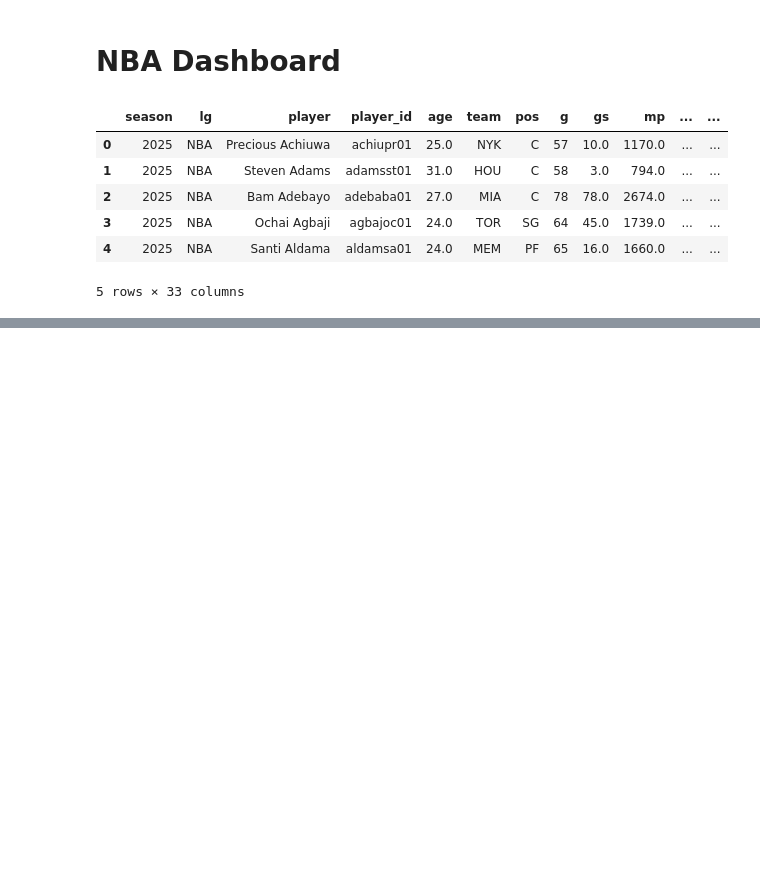
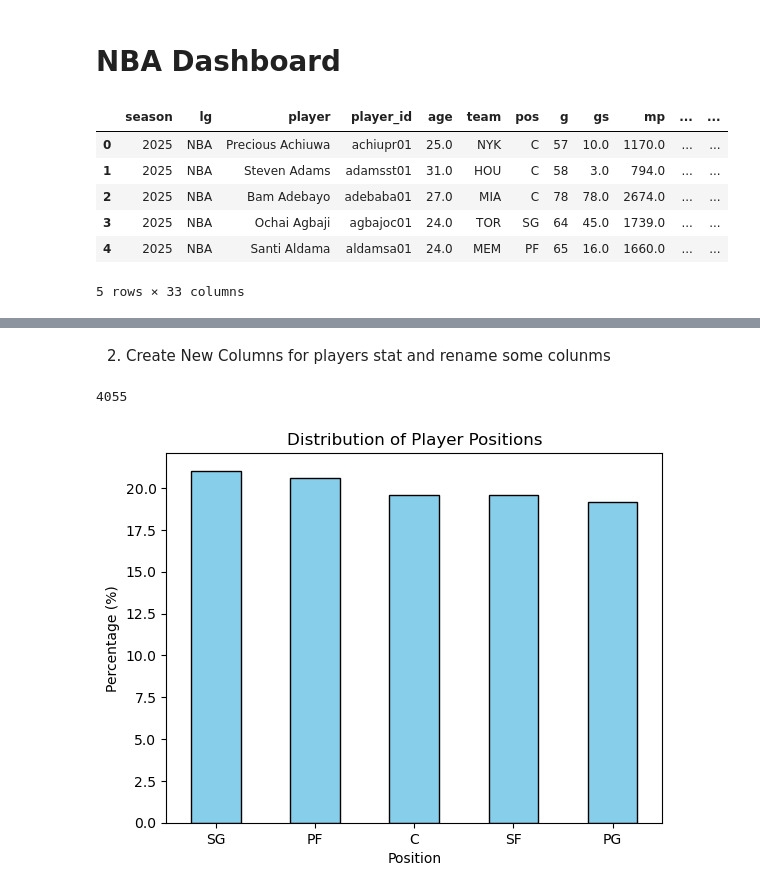
Before and after one commit to Leon-CYL/NBA-Dashboard, a Jupyter notebook: Data-Analysis/data-analysis.ipynb, the cells around one changed output, grey strips where cells are left out. Cells and saved outputs as stored; diff of their text form; code cells hidden in the pictures; blank space fills up the shorter version.

Commit message:
Done step one for removing unnessary data

```diff
--- a/Data-Analysis/data-analysis.ipynb
+++ b/Data-Analysis/data-analysis.ipynb
@@ -16,0 +76,21 @@ data.head()
+# %% [markdown]
+2. Create New Columns for players stat and rename some colunms
+# %%
+print(len(NBA_data['player'].unique()))
+# %% [output]
+4055
+# %%
+# Count positions, normalize=True gives proportions
+pos_counts = data['pos'].value_counts(normalize=True) * 100
+
+# Bar plot
+pos_counts.plot(kind='bar', color='skyblue', edgecolor='black')
+
+# Labels and title
+plt.xlabel("Position")
+plt.ylabel("Percentage (%)")
+plt.title("Distribution of Player Positions")
+plt.xticks(rotation=0)  # keep labels horizontal
+plt.show()
+# %% [output]
+[figure, added]
```
Also changed, not shown: parts of 3 cells of this notebook.
